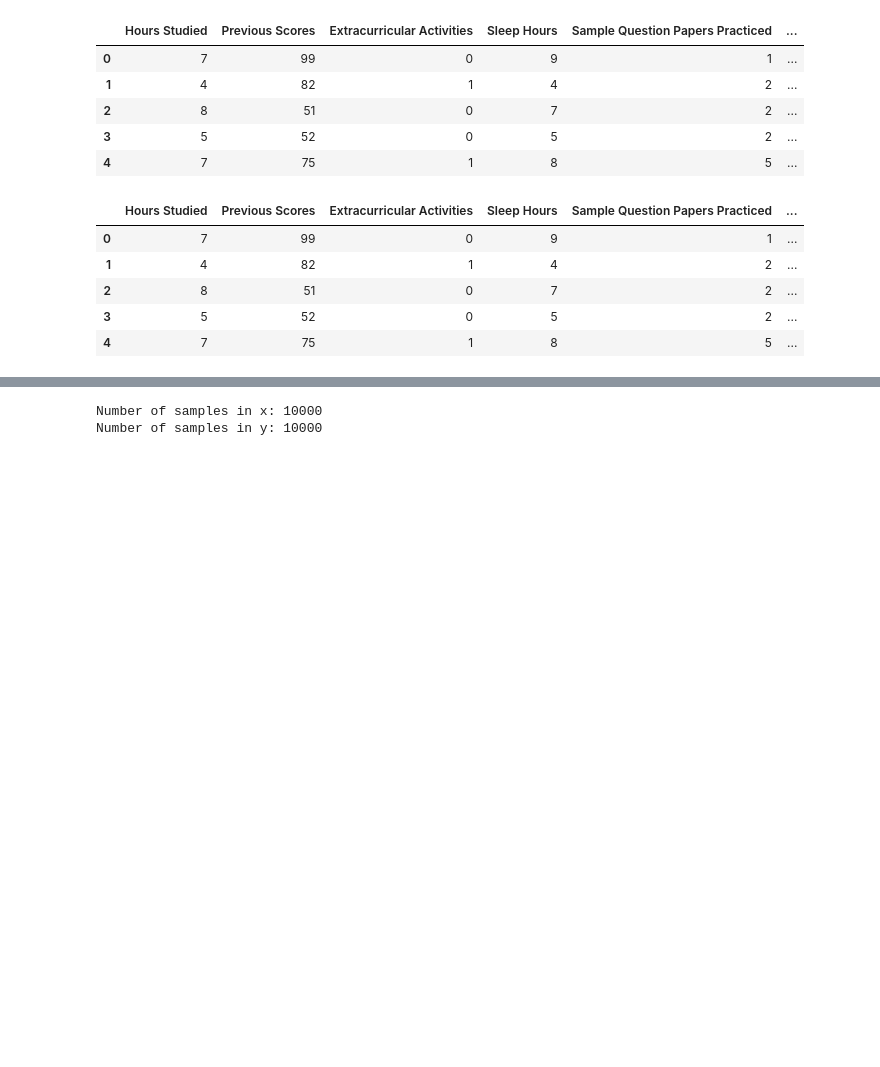
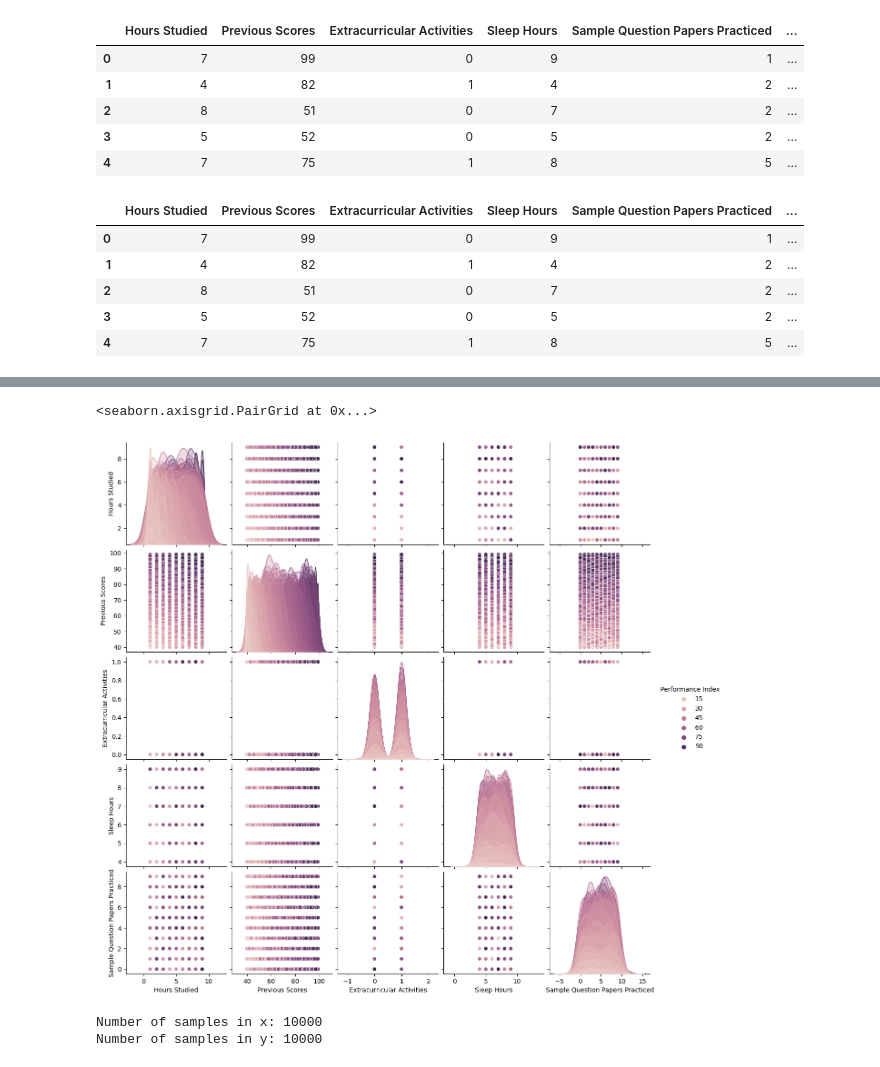
Before and after one commit to gideon-ogunbanjo/NN-Predict, a Jupyter notebook: Model/model.ipynb, the cells around one changed output, grey strips where cells are left out. Saved outputs shown, nothing was run; the diff lists cells and outputs as text; code cells hidden in the pictures; blank space fills up the shorter version.

```diff
--- a/Model/model.ipynb
+++ b/Model/model.ipynb
@@ -96,3 +109,8 @@ y = data.iloc[:, -1]
+# %%
+sns.pairplot(data, hue='Performance Index')
+# %% [output]
+<seaborn.axisgrid.PairGrid at 0x...>
+[figure, added]
 # %%
 print("Number of samples in x:", len(x))
 print("Number of samples in y:", len(y))
```
Also changed, not shown: parts of 9 cells of this notebook.
